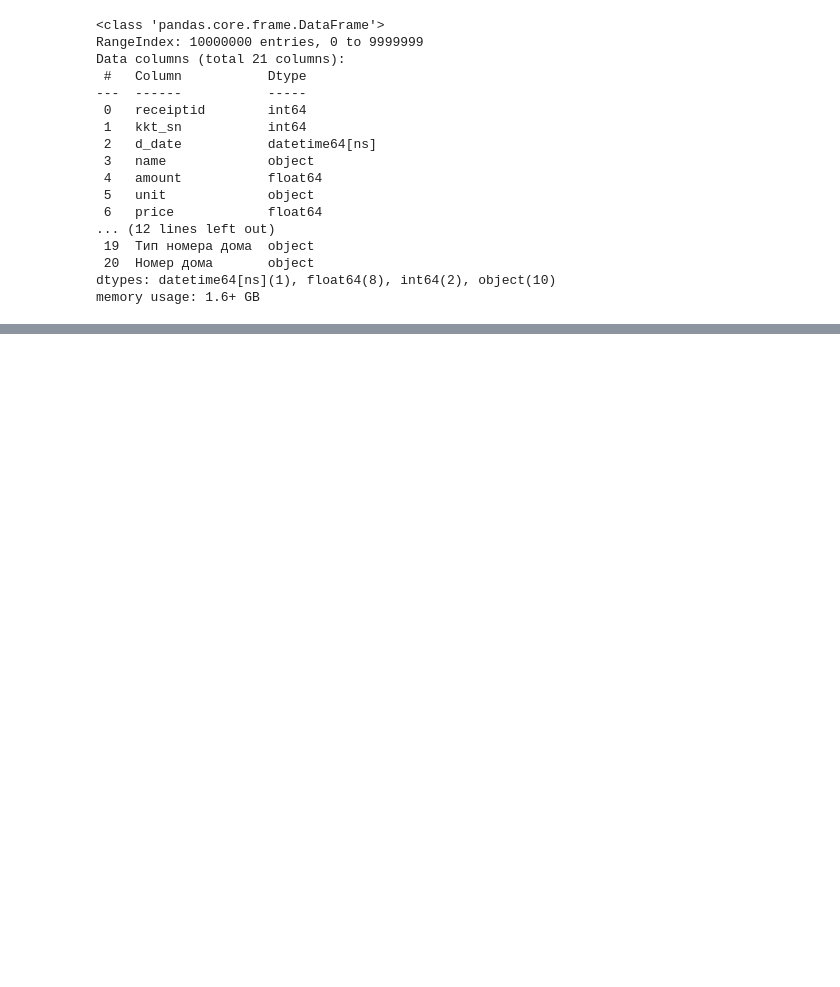
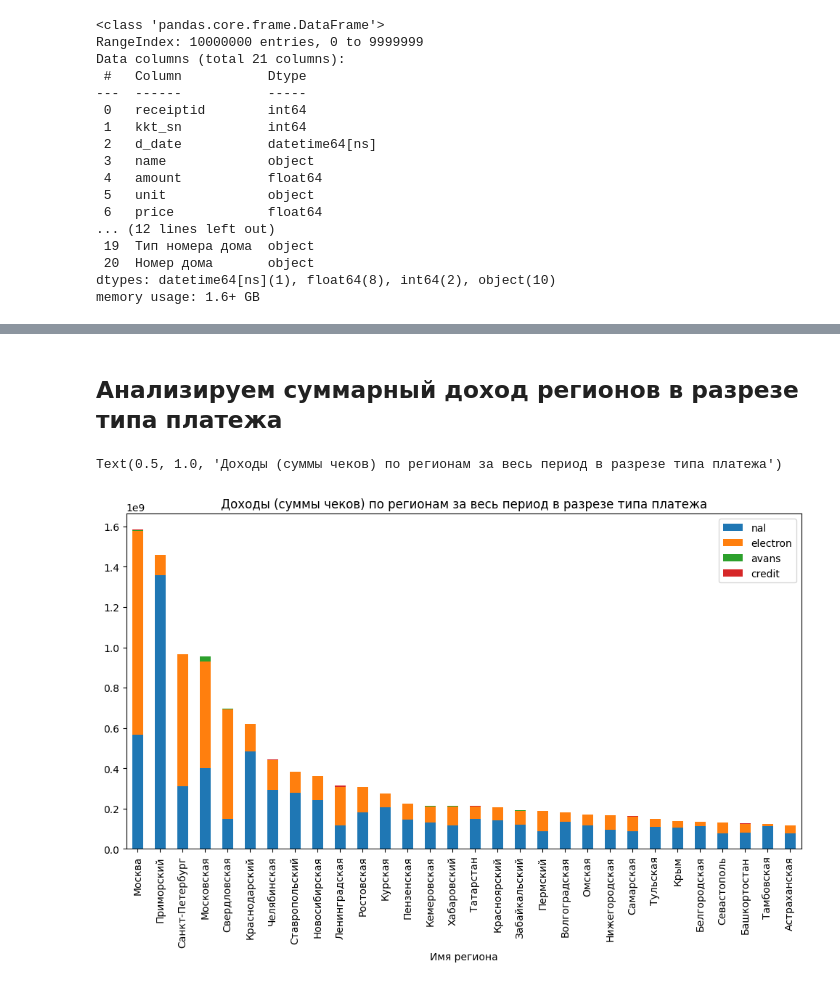
Before and after one commit to EduardLan/test_task_from_predictor, a Jupyter notebook: test_task.ipynb, the cells around one changed output, grey strips where cells are left out. Drawn from its saved outputs; the diff is of its cells as text; code cells hidden in the pictures; blank space fills up the shorter version.

Commit message:
first comfinal countdownmit

```diff
--- a/test_task.ipynb
+++ b/test_task.ipynb
@@ -77,0 +69,11 @@ memory usage: 1.6+ GB
+# %%
+# Отсеиваем регионы с кол-вом чеков меньше 10 тыс
+df_regions = (df[['Имя региона', 'receiptid']]
+    .drop_duplicates()
+    .groupby(by='Имя региона')
+    .count()
+).sort_values(by='receiptid')
+
+regions = df_regions[df_regions['receiptid']>=20000].index.to_numpy()
+regions = list(regions[regions!='0'])
+regions[:10]
@@ -77,0 +91,27 @@ memory usage: 1.6+ GB
+# %% [markdown]
+## Анализируем суммарный доход регионов в разрезе типа платежа
+# %%
+dupl_cols = ['receiptid']
+pay_type_cols = ['nal', 'electron', 'avans', 'credit']
+region_col = ['Имя региона']
+
+df_pay_type =  df.drop_duplicates(subset=dupl_cols).loc[: , dupl_cols+pay_type_cols+region_col]
+mask = df_pay_type[pay_type_cols].sum(axis=1) <=0
+df_pay_type = df_pay_type[~mask]
+# %%
+# Группировка по регионам
+df_pay = (df_pay_type[region_col+pay_type_cols]
+            .groupby(by=region_col).sum())
+# Оставляем только регионы из списка regions
+df_pay = df_pay.T.loc[:, regions].T
+
+df_pay['total'] = df_pay[pay_type_cols].sum(axis=1)
+df_pay = df_pay.sort_values(by='total', ascending=False)
+
+# Строим барчарт
+(df_pay[pay_type_cols].iloc[:30]
+    .plot.bar(stacked=True, figsize=(12, 6)))
+plt.title('Доходы (суммы чеков) по регионам за весь период в разрезе типа платежа')
+# %% [output]
+Text(0.5, 1.0, 'Доходы (суммы чеков) по регионам за весь период в разрезе типа платежа')
+[figure, added]
```
Also changed, not shown: parts of 16 cells of this notebook, 2 other files.
